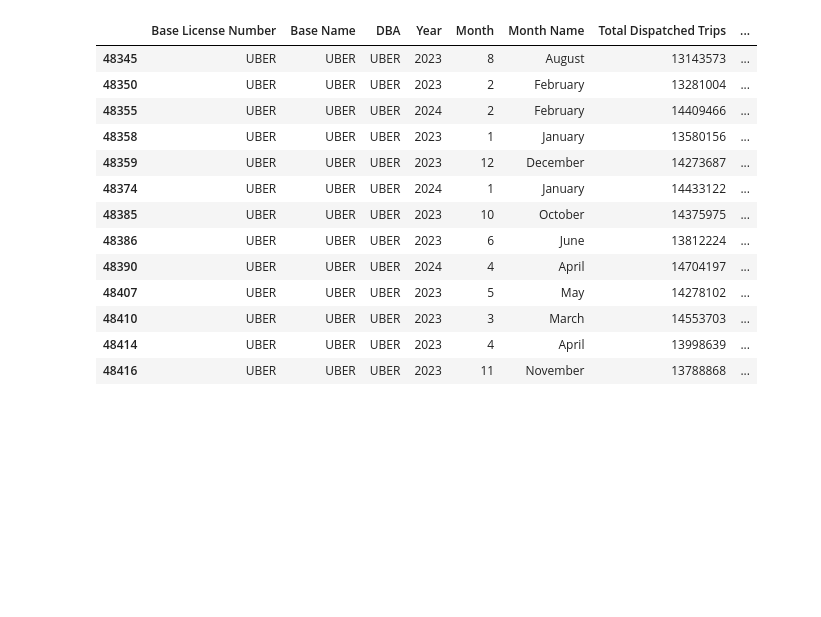
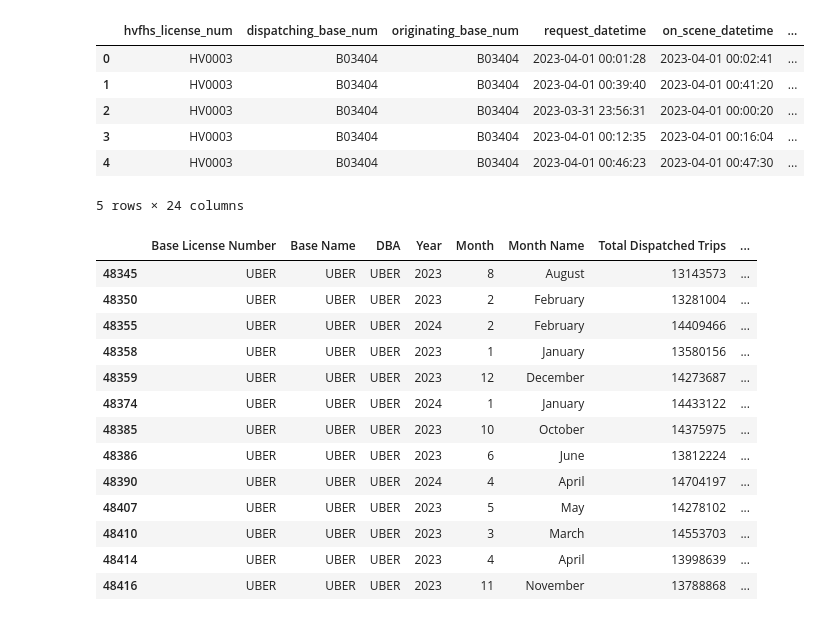
Before and after one commit to eddiejoe-antonio/uber-study, a Jupyter notebook: TLC_Trip_Processing.ipynb, the cells around one changed output. Drawn from its saved outputs; the diff is of its cells as text; code cells hidden in the pictures; blank space fills up the shorter version.

```diff
--- a/TLC_Trip_Processing.ipynb
+++ b/TLC_Trip_Processing.ipynb
@@ -120,6 +120,16 @@ intermediate_df.to_parquet('intermediate_f.parquet')
 
 # Clear the list to free up memory
 filtered_dfs = []
+# %%
+intermediate_df.head()
+# %% [output]
+|  | hvfhs_license_num | dispatching_base_num | originating_base_num | request_datetime | on_scene_datetime | ... |
+| 0 | HV0003 | B03404 | B03404 | 2023-04-01 00:01:28 | 2023-04-01 00:02:41 | ... |
+| 1 | HV0003 | B03404 | B03404 | 2023-04-01 00:39:40 | 2023-04-01 00:41:20 | ... |
+| 2 | HV0003 | B03404 | B03404 | 2023-03-31 23:56:31 | 2023-04-01 00:00:20 | ... |
+| 3 | HV0003 | B03404 | B03404 | 2023-04-01 00:12:35 | 2023-04-01 00:16:04 | ... |
+| 4 | HV0003 | B03404 | B03404 | 2023-04-01 00:46:23 | 2023-04-01 00:47:30 | ... |
+5 rows × 24 columns
 # %%
 # Import aggregate report for number of unique drivers
 df_all = pd.read_csv('./FHV_Base_Aggregate_Report_20240809.csv')
```
Also changed, not shown: parts of 3 cells of this notebook.
